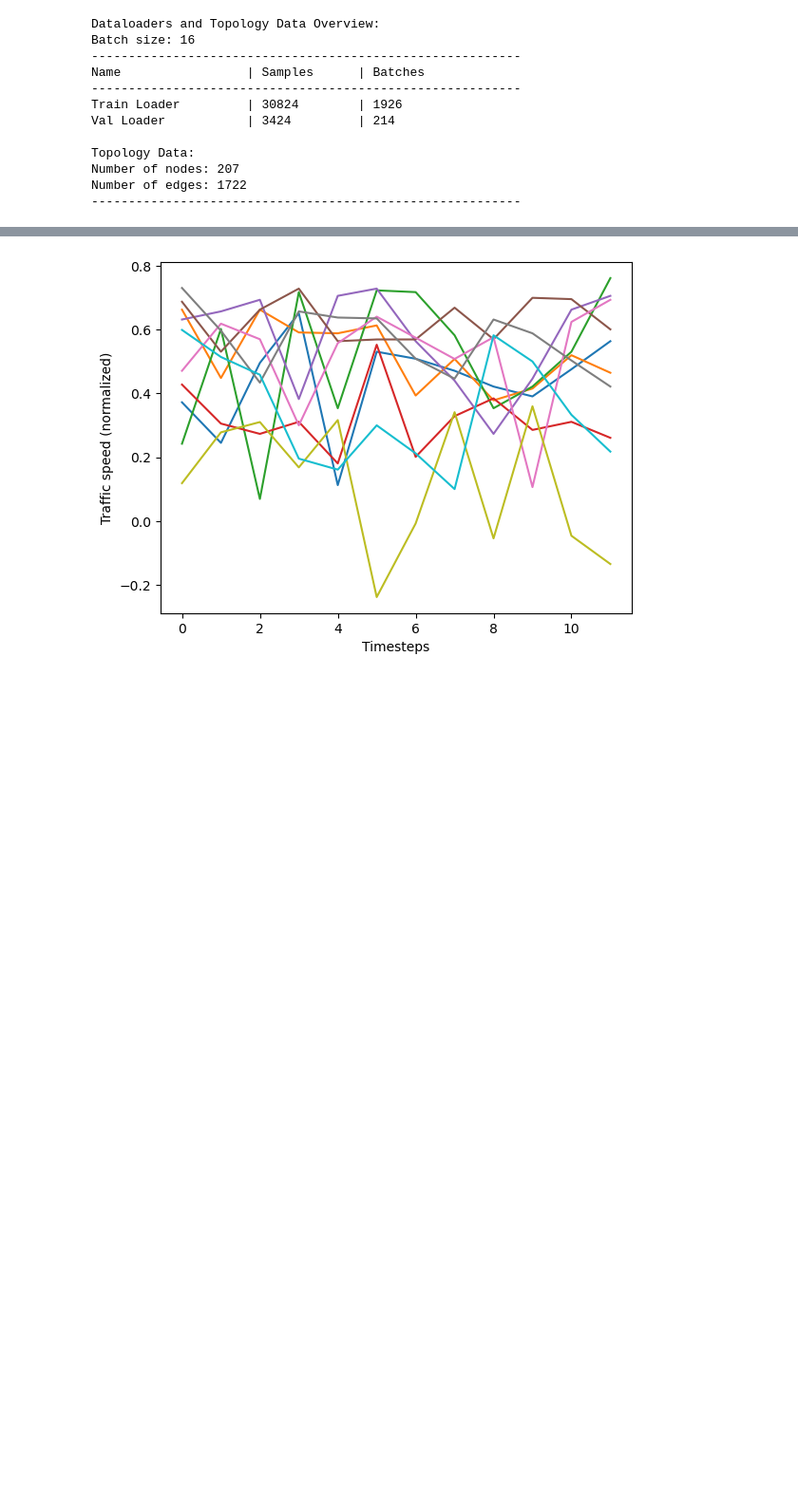
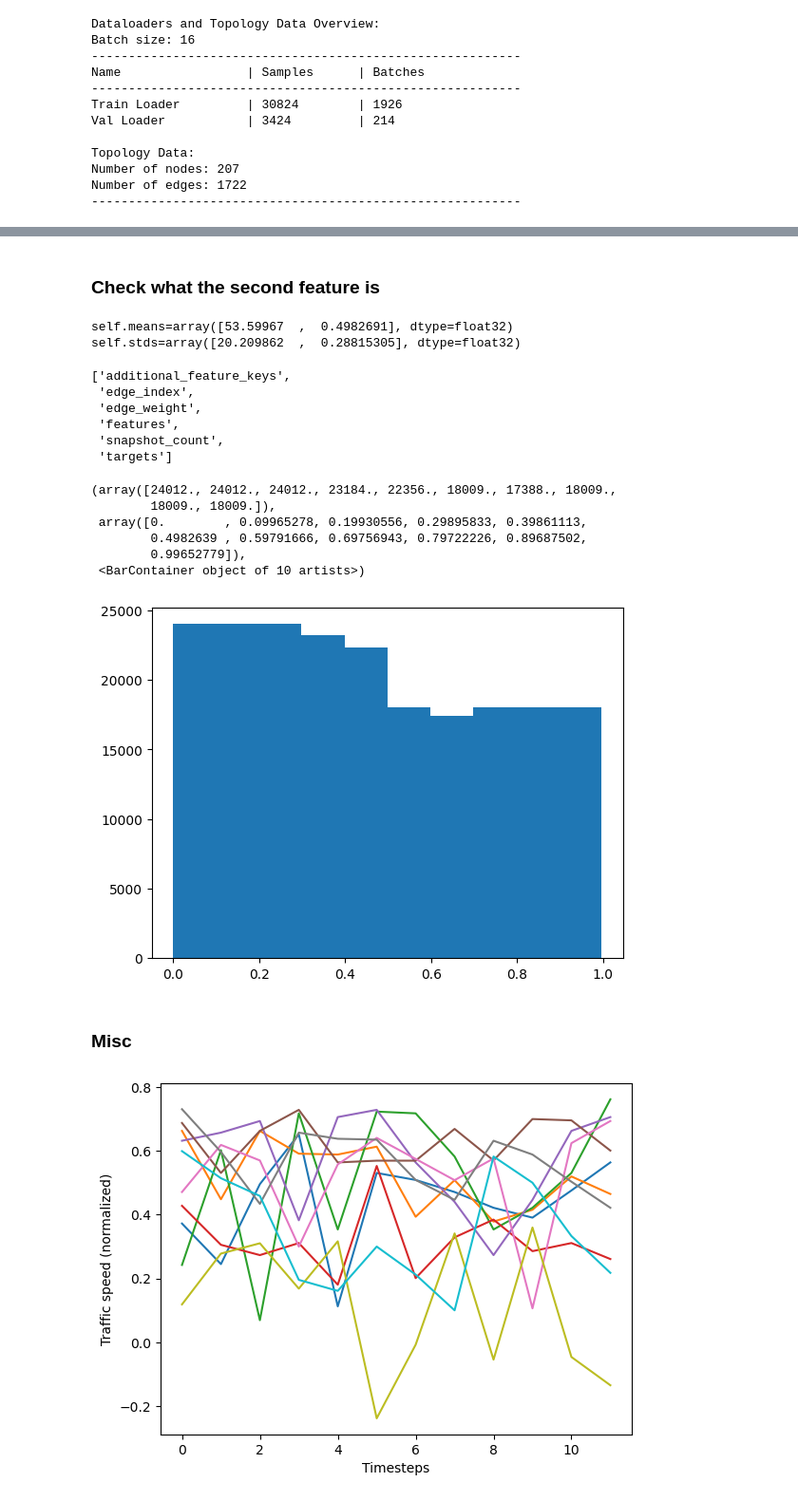
Before and after one commit to Mu-Bilal/Temporal-Graph-MLP-Mixer, a Jupyter notebook: src/TGMM-1/dev/dataset_understanding.ipynb, the cells around one changed output, grey strips where cells are left out. Shown at 95% size. Drawn from its saved outputs; the diff is of its cells as text; code cells hidden in the pictures; blank space fills up the shorter version.

```diff
--- a/src/TGMM-1/dev/dataset_understanding.ipynb
+++ b/src/TGMM-1/dev/dataset_understanding.ipynb
@@ -87,6 +106,44 @@ dtype: float64
 # 75%      6.633334e+01
 # max      7.000000e+01
 # dtype: float64
+# %% [markdown]
+### Check what the second feature is
+# %%
+import numpy as np
+from torch_geometric_temporal.dataset import METRLADatasetLoader
+
+loader = METRLADatasetLoader()
+dataset_metrola = loader.get_dataset(num_timesteps_in=1000, num_timesteps_out=100)
+# %% [output]
+self.means=array([53.59967  ,  0.4982691], dtype=float32)
+self.stds=array([20.209862  ,  0.28815305], dtype=float32)
+# %%
+list(filter(lambda x: not x.startswith('_'), dir(dataset_metrola)))
+# %% [output]
+['additional_feature_keys',
+ 'edge_index',
+ 'edge_weight',
+ 'features',
+ 'snapshot_count',
+ 'targets']
+# %%
+# self.means=array([53.59967  ,  0.4982691], dtype=float32)
+# self.stds=array([20.209862  ,  0.28815305], dtype=float32)
+
+from matplotlib import pyplot as plt
+b = dataset_metrola.features[0][:, 1, :]
+b = b * 0.28815305 + 0.4982691
+plt.hist(b.flatten())
+# %% [output]
+(array([24012., 24012., 24012., 23184., 22356., 18009., 17388., 18009.,
+        18009., 18009.]),
+ array([0.        , 0.09965278, 0.19930556, 0.29895833, 0.39861113,
+        0.4982639 , 0.59791666, 0.69756943, 0.79722226, 0.89687502,
+        0.99652779]),
+ <BarContainer object of 10 artists>)
+[figure, added]
+# %% [markdown]
+### Misc
 # %%
 import torch
 
```
Also changed, not shown: parts of 7 cells of this notebook, 2 other files.
